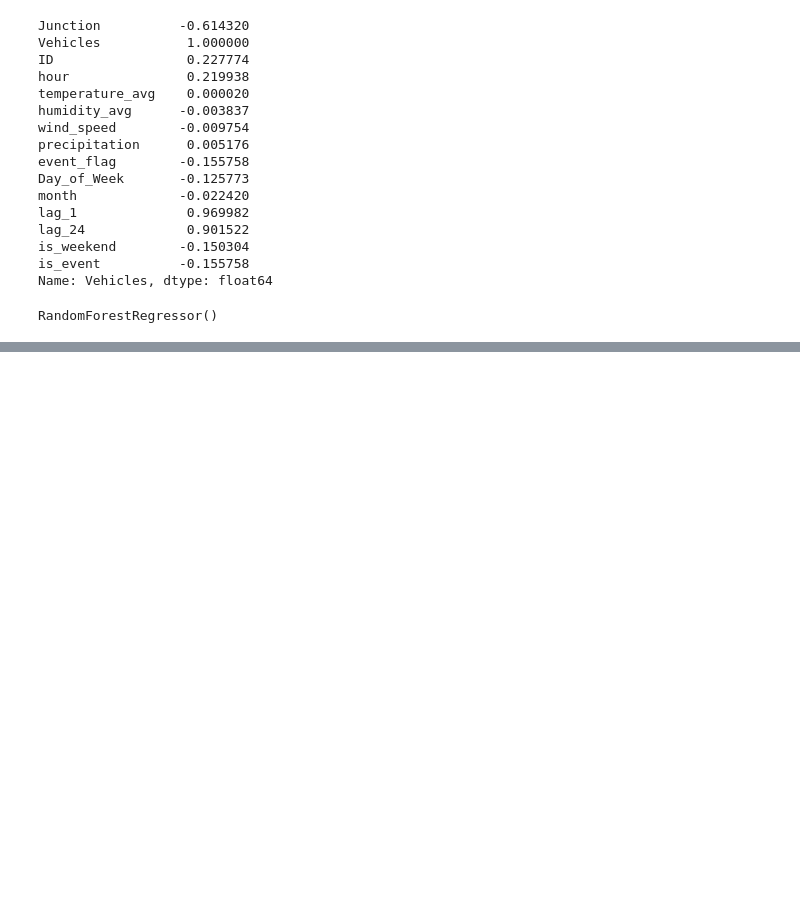
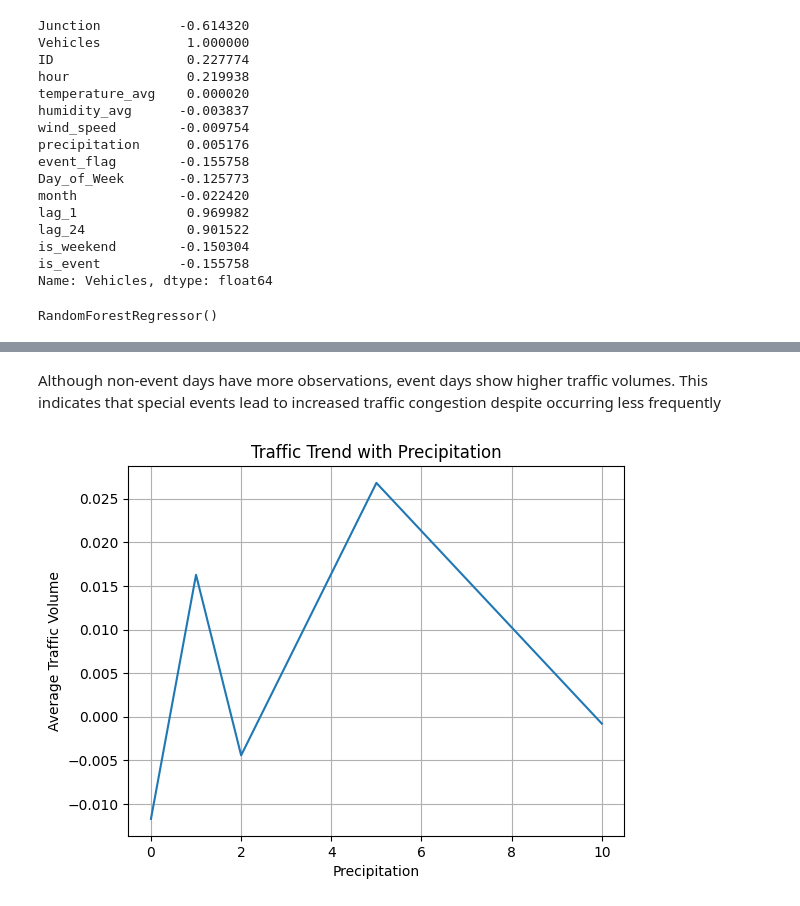
Before and after one commit to Chetana2504/Traffic_Prediction_Project, a Jupyter notebook: uber.ipynb, the cells around one changed output, grey strips where cells are left out. Drawn from its saved outputs; the diff is of its cells as text; code cells hidden in the pictures; blank space fills up the shorter version.

```diff
--- a/uber.ipynb
+++ b/uber.ipynb
@@ -206,0 +478,12 @@ dtype: float64
+# %% [markdown]
+Although non-event days have more observations, event days show higher traffic volumes. This indicates that special events lead to increased traffic congestion despite occurring less frequently
+# %%
+weather_impact = traffic.groupby('precipitation')['Vehicles'].mean()
+
+weather_impact.plot(kind='line', title='Traffic Trend with Precipitation')
+plt.xlabel('Precipitation')
+plt.ylabel('Average Traffic Volume')
+plt.grid()
+plt.show()
+# %% [output]
+[figure, added]
```
Also changed, not shown: parts of 73 cells of this notebook.
